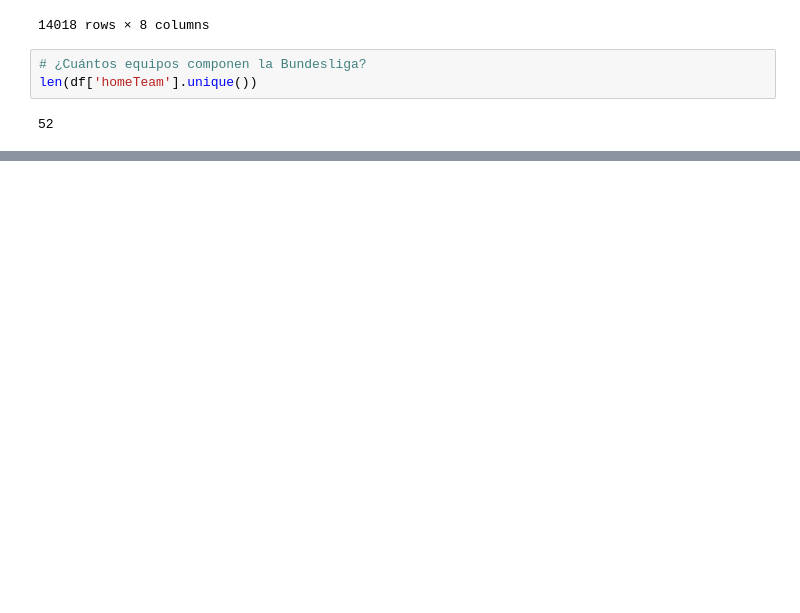
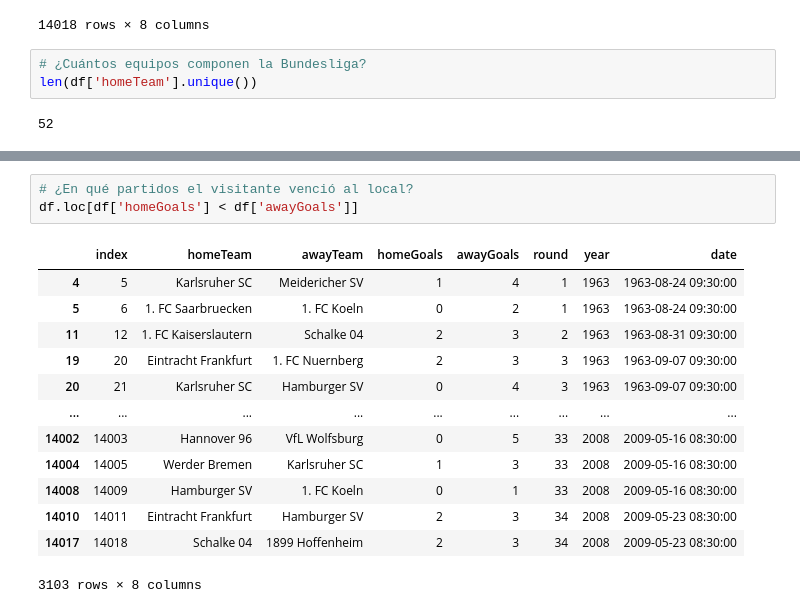
Before and after one commit to wilebaldosh/bundesliga, a Jupyter notebook: bundesliga.ipynb, the cells around one changed output, grey strips where cells are left out. Drawn from its saved outputs; the diff is of its cells as text; blank space fills up the shorter version.

```diff
--- a/bundesliga.ipynb
+++ b/bundesliga.ipynb
@@ -314 +363,18 @@ dtype: int64
+# %%
+# ¿En qué partidos el visitante venció al local?
+df.loc[df['homeGoals'] < df['awayGoals']]
+# %% [output]
+|  | index | homeTeam | awayTeam | homeGoals | awayGoals | round | year | date |
+| 4 | 5 | Karlsruher SC | Meidericher SV | 1 | 4 | 1 | 1963 | 1963-08-24 09:30:00 |
+| 5 | 6 | 1. FC Saarbruecken | 1. FC Koeln | 0 | 2 | 1 | 1963 | 1963-08-24 09:30:00 |
+| 11 | 12 | 1. FC Kaiserslautern | Schalke 04 | 2 | 3 | 2 | 1963 | 1963-08-31 09:30:00 |
+| 19 | 20 | Eintracht Frankfurt | 1. FC Nuernberg | 2 | 3 | 3 | 1963 | 1963-09-07 09:30:00 |
+| 20 | 21 | Karlsruher SC | Hamburger SV | 0 | 4 | 3 | 1963 | 1963-09-07 09:30:00 |
+| ... | ... | ... | ... | ... | ... | ... | ... | ... |
+| 14002 | 14003 | Hannover 96 | VfL Wolfsburg | 0 | 5 | 33 | 2008 | 2009-05-16 08:30:00 |
+| 14004 | 14005 | Werder Bremen | Karlsruher SC | 1 | 3 | 33 | 2008 | 2009-05-16 08:30:00 |
+| 14008 | 14009 | Hamburger SV | 1. FC Koeln | 0 | 1 | 33 | 2008 | 2009-05-16 08:30:00 |
+| 14010 | 14011 | Eintracht Frankfurt | Hamburger SV | 2 | 3 | 34 | 2008 | 2009-05-23 08:30:00 |
+| 14017 | 14018 | Schalke 04 | 1899 Hoffenheim | 2 | 3 | 34 | 2008 | 2009-05-23 08:30:00 |
+3103 rows × 8 columns
 # %%
```
Also changed, not shown: parts of 26 cells of this notebook, 1 other file.
